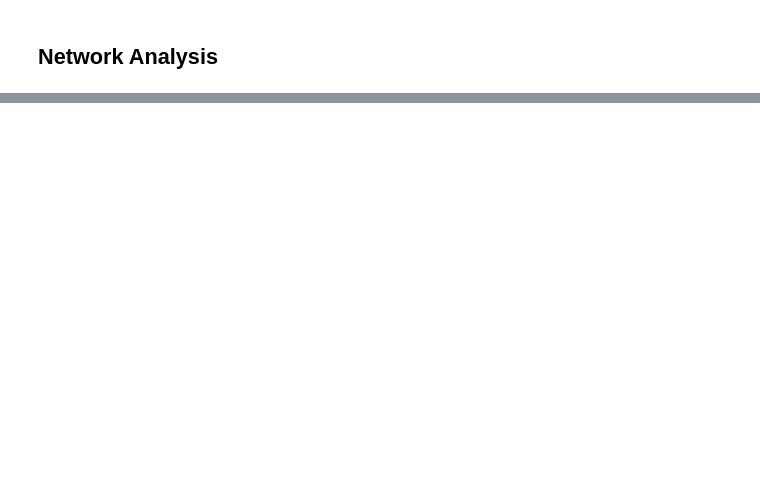
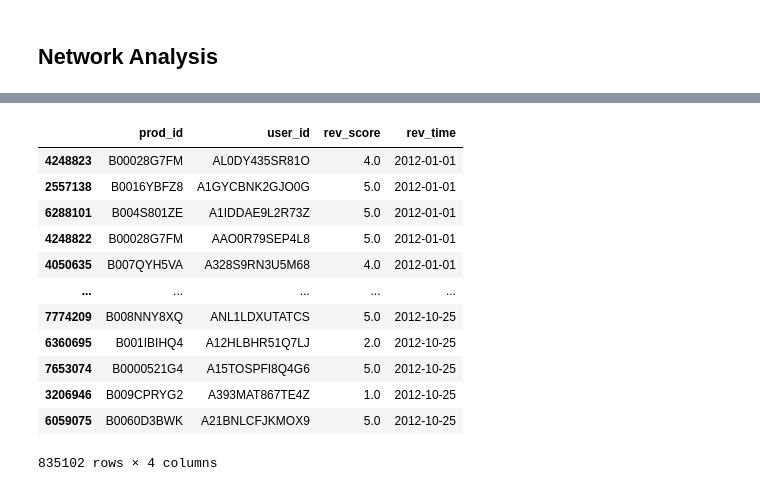
Before and after one commit to JPLM03/ADC-Project, a Jupyter notebook: Movies_CDA_v3.ipynb, the cells around one changed output, grey strips where cells are left out. Saved outputs shown, nothing was run; the diff lists cells and outputs as text; code cells hidden in the pictures; blank space fills up the shorter version.

```diff
--- a/Movies_CDA_v3.ipynb
+++ b/Movies_CDA_v3.ipynb
@@ -295,0 +194,23 @@ Degree Centrality
+# %%
+# Define the time range
+start_date = '2012-01-01'
+end_date = '2012-12-31'
+
+# Filter rows by the time range
+filtered_df = movies_pq[(movies_pq['rev_time'] >= start_date) & (movies_pq['rev_time'] <= end_date)]
+# %%
+filtered_df
+# %% [output]
+|  | prod_id | user_id | rev_score | rev_time |
+| 4248823 | B00028G7FM | AL0DY435SR81O | 4.0 | 2012-01-01 |
+| 2557138 | B0016YBFZ8 | A1GYCBNK2GJO0G | 5.0 | 2012-01-01 |
+| 6288101 | B004S801ZE | A1IDDAE9L2R73Z | 5.0 | 2012-01-01 |
+| 4248822 | B00028G7FM | AAO0R79SEP4L8 | 5.0 | 2012-01-01 |
+| 4050635 | B007QYH5VA | A328S9RN3U5M68 | 4.0 | 2012-01-01 |
+| ... | ... | ... | ... | ... |
+| 7774209 | B008NNY8XQ | ANL1LDXUTATCS | 5.0 | 2012-10-25 |
+| 6360695 | B001IBIHQ4 | A12HLBHR51Q7LJ | 2.0 | 2012-10-25 |
+| 7653074 | B0000521G4 | A15TOSPFI8Q4G6 | 5.0 | 2012-10-25 |
+| 3206946 | B009CPRYG2 | A393MAT867TE4Z | 1.0 | 2012-10-25 |
+| 6059075 | B0060D3BWK | A21BNLCFJKMOX9 | 5.0 | 2012-10-25 |
+835102 rows × 4 columns
```
Also changed, not shown: parts of 36 cells of this notebook.
